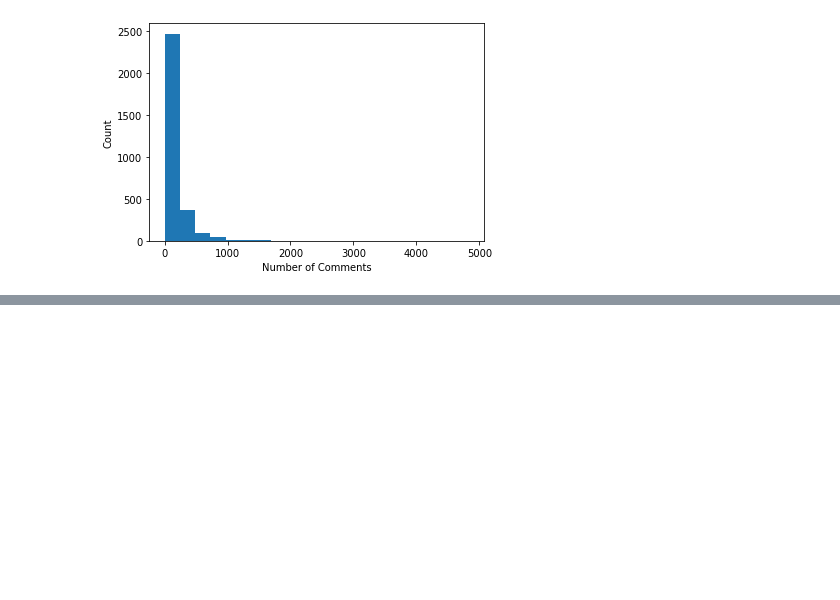
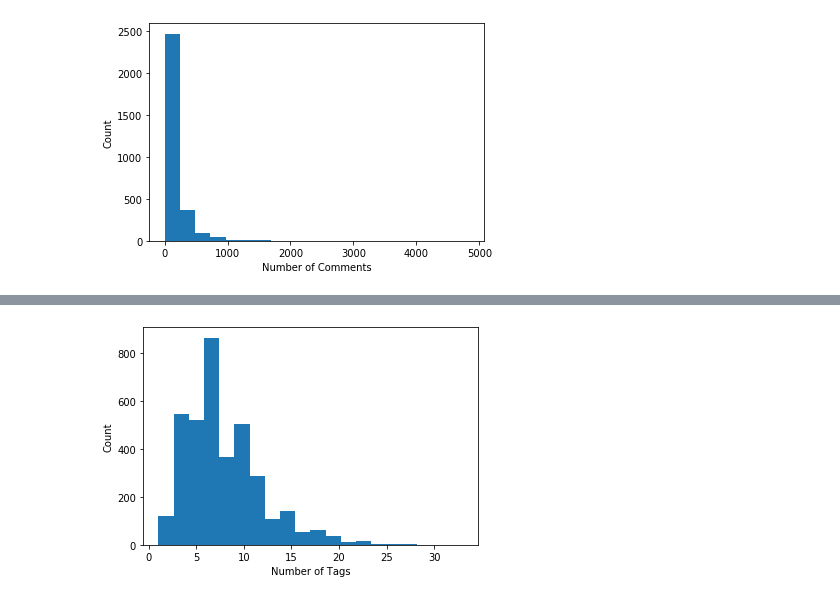
Before and after one commit to rweng18/ted_talks, a Jupyter notebook: 03_eda.ipynb, the cells around one changed output, grey strips where cells are left out. Saved outputs shown, nothing was run; the diff lists cells and outputs as text; code cells hidden in the pictures; blank space fills up the shorter version.

```diff
--- a/03_eda.ipynb
+++ b/03_eda.ipynb
@@ -81,0 +126,6 @@ plt.ylabel('Count');
+# %%
+plt.hist(talk_df.tag_len, bins = 20);
+plt.xlabel('Number of Tags');
+plt.ylabel('Count');
+# %% [output]
+[figure, added]
```
Also changed, not shown: parts of 102 cells of this notebook.
